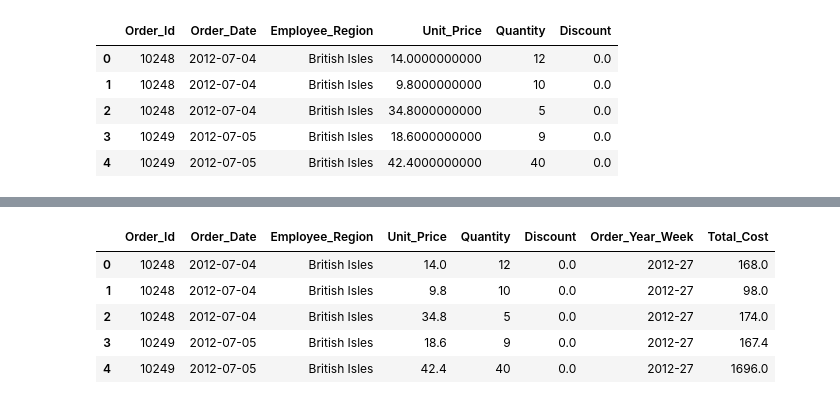
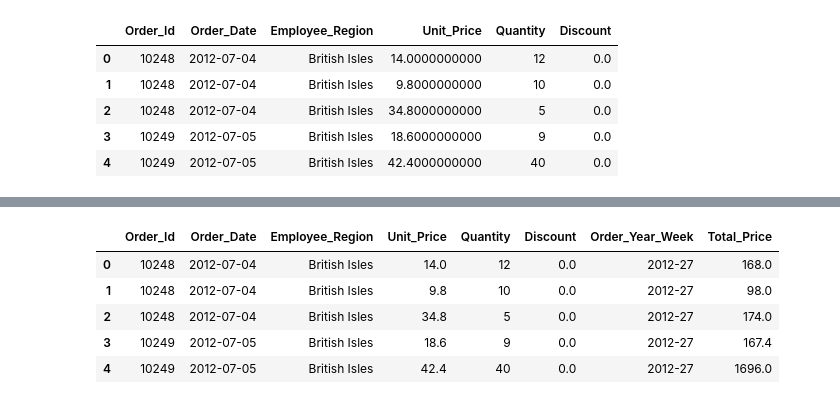
Before and after one commit to DavidBraslow/dsc-2-final-project-online-ds-sp-000, a Jupyter notebook: student.ipynb, the cells around one changed output, grey strips where cells are left out. Cells and saved outputs as stored; diff of their text form; code cells hidden in the pictures.

```diff
--- a/student.ipynb
+++ b/student.ipynb
@@ -691,12 +723,13 @@ df4['Order_Id'] = df4['Order_Id'].astype('category')
 df4['Employee_Region'] = df4['Employee_Region'].astype('category')
 
 #Clean Order Date - convert to week category
+print(df4['Order_Date'].min(), df4['Order_Date'].max())
 df4['Order_Date'] = df4['Order_Date'].astype('datetime64')
 df4['Order_Year_Week'] = df4['Order_Date'].dt.strftime('%Y-%U').astype('category')
 
-#Clean Order Deatils - calculate total cost
+#Clean Order Deatils - calculate total price
 df4['Unit_Price'] = df4['Unit_Price'].astype('float64')
-df4['Total_Cost'] = df4['Unit_Price']*df4['Quantity']*(1 - df4['Discount'])
+df4['Total_Price'] = df4['Unit_Price']*df4['Quantity']*(1 - df4['Discount'])
 
 df4.head()
 # %% [output]
@@ -703,4 +737,4 @@ df4.head()
-|  | Order_Id | Order_Date | Employee_Region | Unit_Price | Quantity | Discount | Order_Year_Week | Total_Cost |
+|  | Order_Id | Order_Date | Employee_Region | Unit_Price | Quantity | Discount | Order_Year_Week | Total_Price |
 | 0 | 10248 | 2012-07-04 | British Isles | 14.0 | 12 | 0.0 | 2012-27 | 168.0 |
 | 1 | 10248 | 2012-07-04 | British Isles | 9.8 | 10 | 0.0 | 2012-27 | 98.0 |
 | 2 | 10248 | 2012-07-04 | British Isles | 34.8 | 5 | 0.0 | 2012-27 | 174.0 |
```
Also changed, not shown: parts of 24 cells of this notebook, 2 other files.
